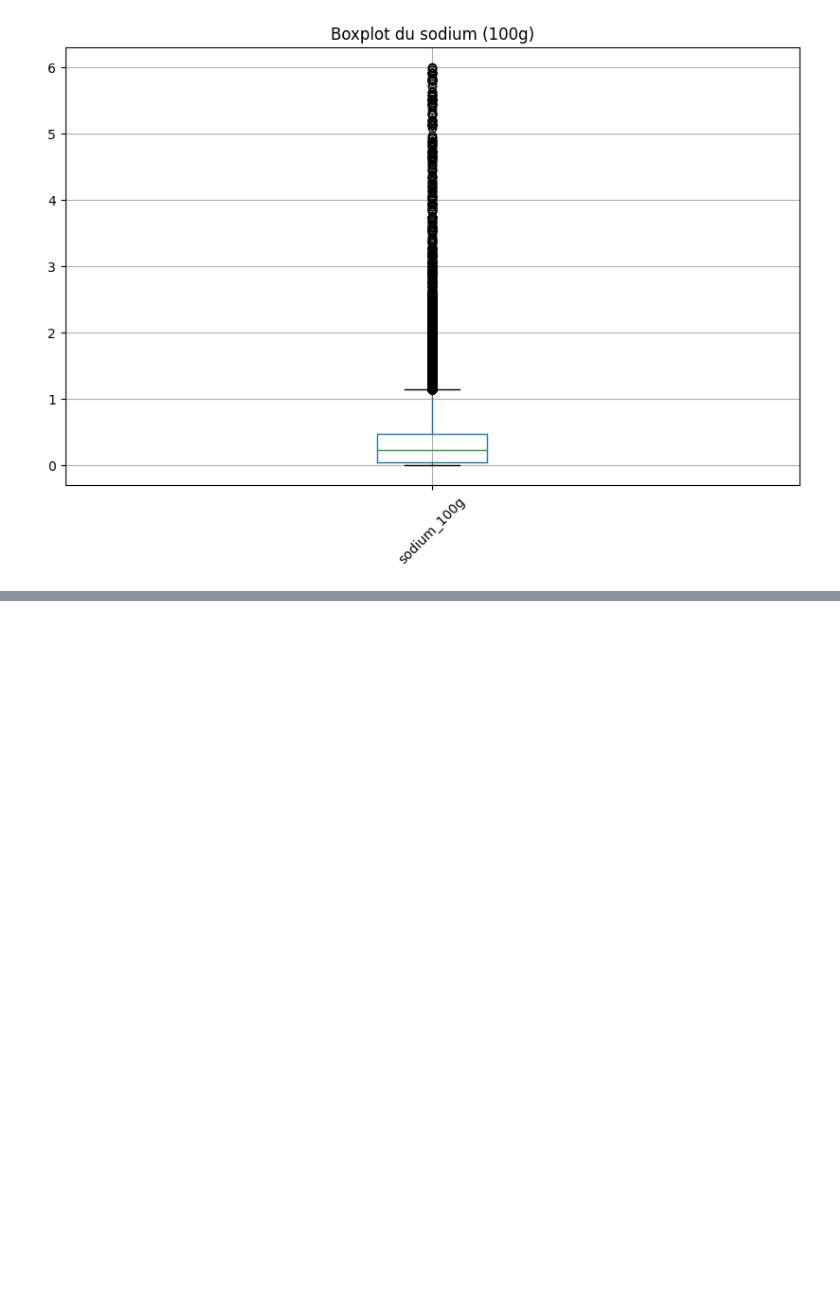
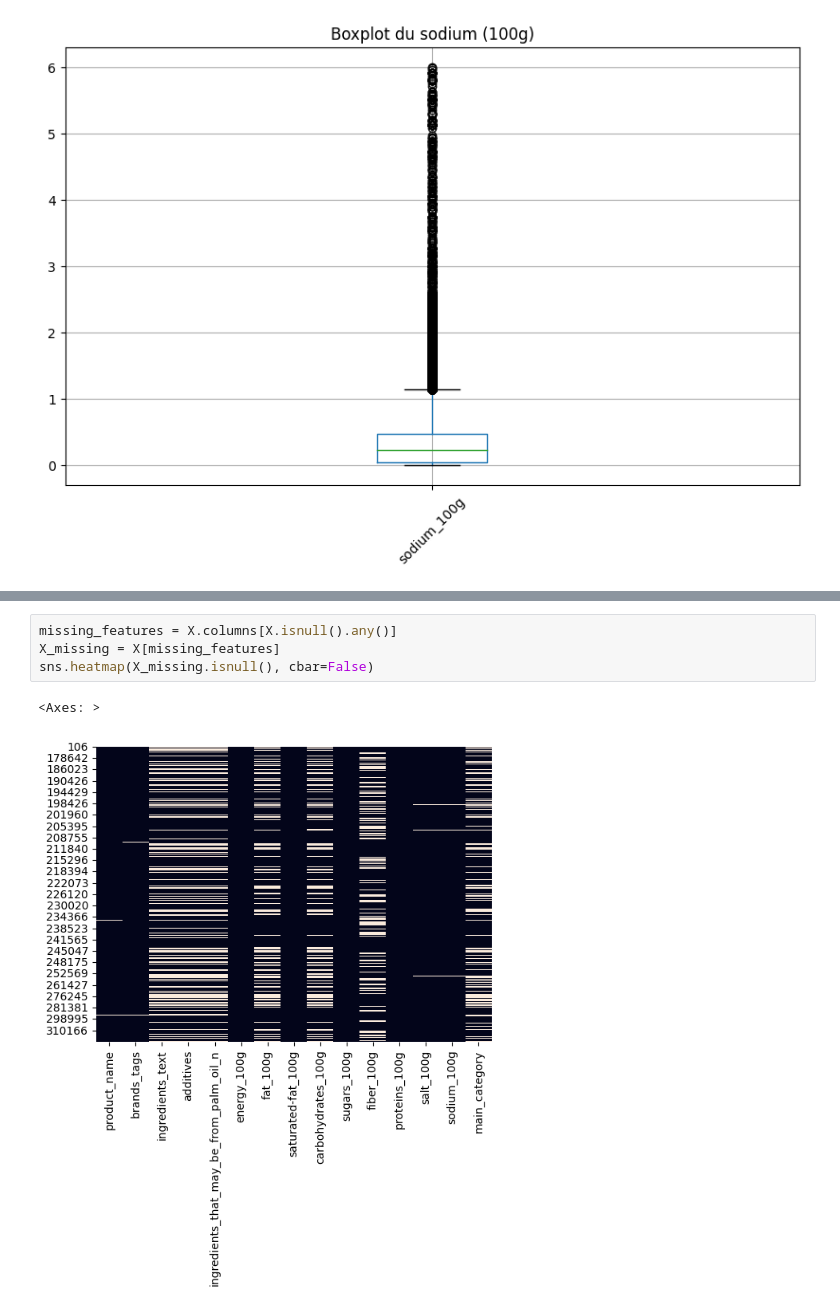
Before and after one commit to Bigzz22/Projets_OC, a Jupyter notebook: Projet 2/projet2.ipynb, the cells around one changed output, grey strips where cells are left out. Saved outputs shown, nothing was run; the diff lists cells and outputs as text; blank space fills up the shorter version.

```diff
--- a/Projet 2/projet2.ipynb
+++ b/Projet 2/projet2.ipynb
@@ -403,0 +398,7 @@ sns.heatmap(X.isnull(), cbar=True)
+# %%
+missing_features = X.columns[X.isnull().any()]
+X_missing = X[missing_features]
+sns.heatmap(X_missing.isnull(), cbar=False)
+# %% [output]
+<Axes: >
+[figure, added]
```
Also changed, not shown: parts of 4 cells of this notebook.
